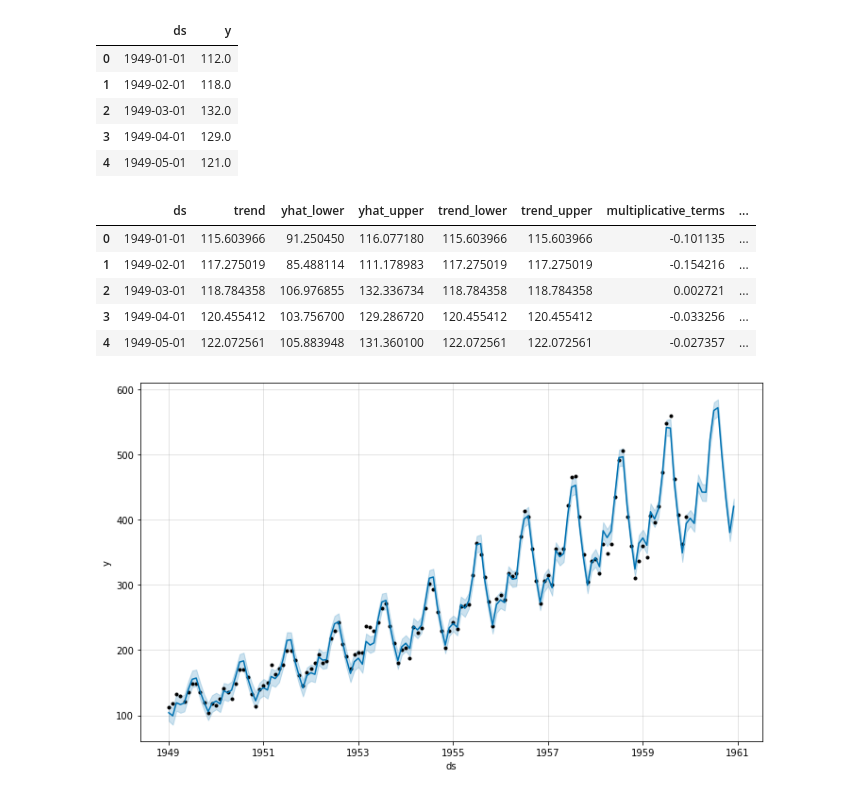
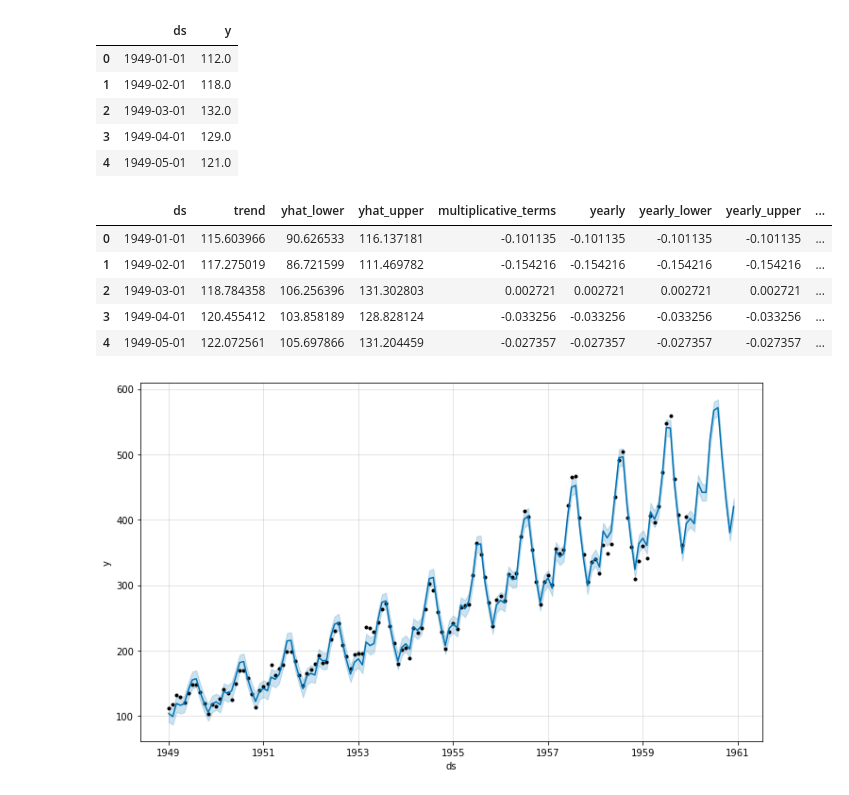
Before and after one commit to sailajak2003/TimeSeries, a Jupyter notebook: airline_pssg.ipynb, the cells around one changed output. Cells and saved outputs as stored; diff of their text form; code cells hidden in the pictures.

```diff
--- a/airline_pssg.ipynb
+++ b/airline_pssg.ipynb
@@ -256,15 +265,17 @@ fb.head()
 | 2 | 1949-03-01 | 132.0 |
 | 3 | 1949-04-01 | 129.0 |
 | 4 | 1949-05-01 | 121.0 |
-# %%
-forecast.head()
-# %% [output]
-|  | ds | trend | yhat_lower | yhat_upper | trend_lower | trend_upper | multiplicative_terms | ... |
-| 0 | 1949-01-01 | 115.603966 | 91.250450 | 116.077180 | 115.603966 | 115.603966 | -0.101135 | ... |
-| 1 | 1949-02-01 | 117.275019 | 85.488114 | 111.178983 | 117.275019 | 117.275019 | -0.154216 | ... |
-| 2 | 1949-03-01 | 118.784358 | 106.976855 | 132.336734 | 118.784358 | 118.784358 | 0.002721 | ... |
-| 3 | 1949-04-01 | 120.455412 | 103.756700 | 129.286720 | 120.455412 | 120.455412 | -0.033256 | ... |
-| 4 | 1949-05-01 | 122.072561 | 105.883948 | 131.360100 | 122.072561 | 122.072561 | -0.027357 | ... |
+# %%
+forecast[['ds', 'trend', 'yhat_lower', 'yhat_upper',
+       'multiplicative_terms', 'yearly', 'yearly_lower', 'yearly_upper',
+       'yhat']].head()
+# %% [output]
+|  | ds | trend | yhat_lower | yhat_upper | multiplicative_terms | yearly | yearly_lower | yearly_upper | ... |
+| 0 | 1949-01-01 | 115.603966 | 90.626533 | 116.137181 | -0.101135 | -0.101135 | -0.101135 | -0.101135 | ... |
+| 1 | 1949-02-01 | 117.275019 | 86.721599 | 111.469782 | -0.154216 | -0.154216 | -0.154216 | -0.154216 | ... |
+| 2 | 1949-03-01 | 118.784358 | 106.256396 | 131.302803 | 0.002721 | 0.002721 | 0.002721 | 0.002721 | ... |
+| 3 | 1949-04-01 | 120.455412 | 103.858189 | 128.828124 | -0.033256 | -0.033256 | -0.033256 | -0.033256 | ... |
+| 4 | 1949-05-01 | 122.072561 | 105.697866 | 131.204459 | -0.027357 | -0.027357 | -0.027357 | -0.027357 | ... |
 # %%
 m.plot(forecast);
 # %% [output]
```
Also changed, not shown: parts of 7 cells of this notebook.
